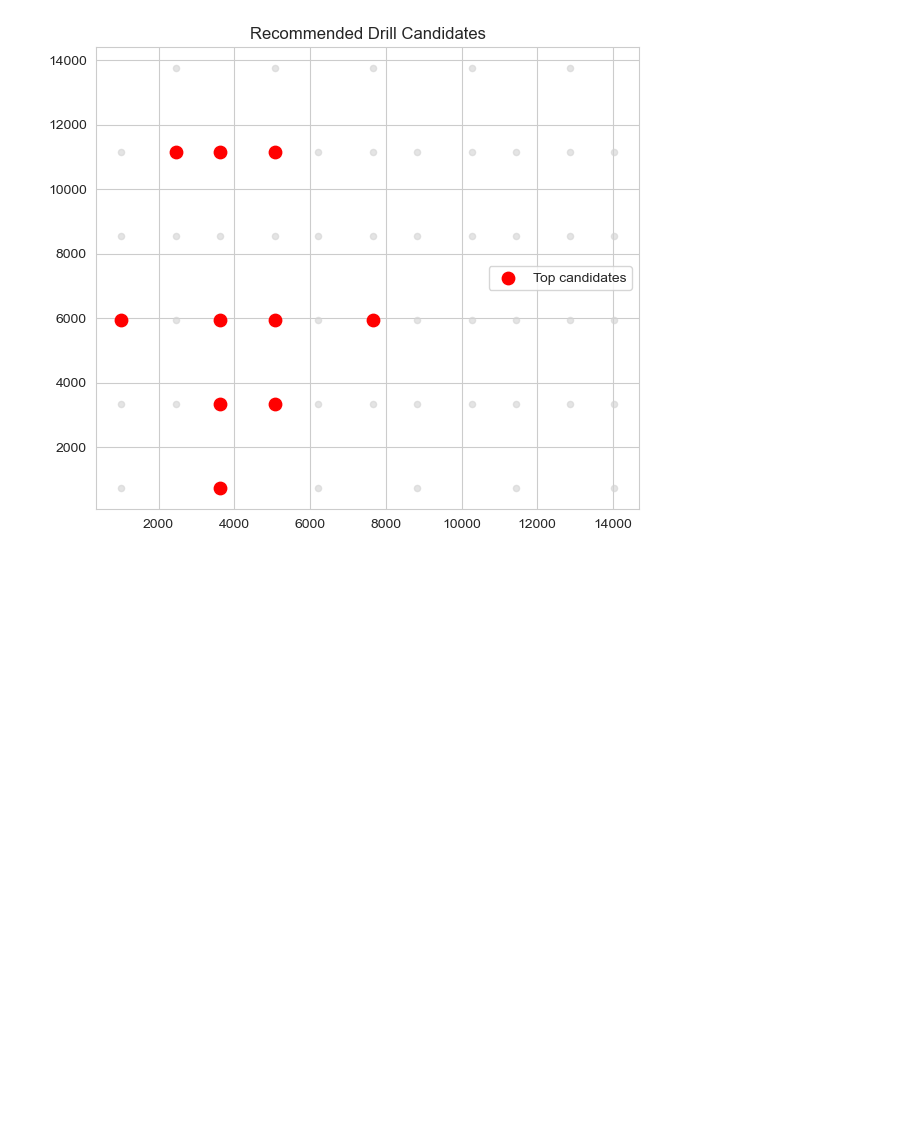
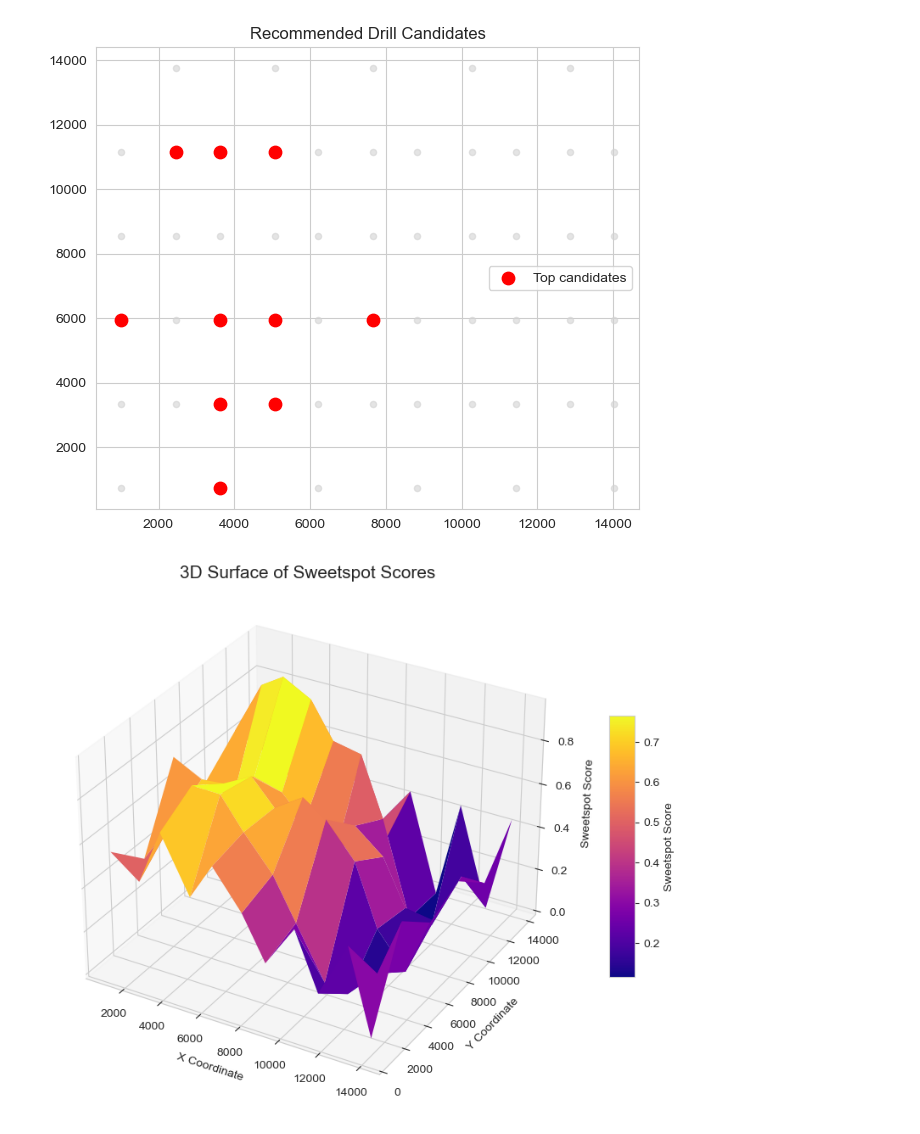
Before and after one commit to elnflores/NSC-325-Sweet-Spot-Identification, a Jupyter notebook: Sweet-Spot-Identification.ipynb, the cells around one changed output. Saved outputs shown, nothing was run; the diff lists cells and outputs as text; code cells hidden in the pictures; blank space fills up the shorter version.

```diff
--- a/Sweet-Spot-Identification.ipynb
+++ b/Sweet-Spot-Identification.ipynb
@@ -1372,3 +1392,36 @@ fig.add_trace(
 
 fig.update_traces(marker=dict(color="red", size=10, symbol="diamond"), selector=dict(mode="markers"))
 fig.show()
+# %%
+# 3D surface plot of sweetspot_score over spatial coordinates
+# Build a grid that matches the pivot_table orientation to avoid shape mismatches
+
+# sorted unique coordinates
+x_unique = np.sort(df['bh_x'].unique())
+y_unique = np.sort(df['bh_y'].unique())
+
+# create grid with 'ij' indexing so X.shape == (len(x_unique), len(y_unique))
+X, Y = np.meshgrid(x_unique, y_unique, indexing='ij')
+
+# build Z with same ordering as x_unique (index) and y_unique (columns)
+Z_df = df.pivot_table(index='bh_x', columns='bh_y', values='sweetspot_score')
+Z = Z_df.reindex(index=x_unique, columns=y_unique).values  # shape will be (len(x_unique), len(y_unique))
+
+# fill missing values if any (simple strategy: replace NaN with mean)
+if np.isnan(Z).any():
+	Z = np.where(np.isnan(Z), np.nanmean(Z), Z)
+
+fig = plt.figure(figsize=(12, 8))
+ax = fig.add_subplot(111, projection='3d')
+
+surf = ax.plot_surface(X, Y, Z, cmap='plasma', edgecolor='none')
+fig.colorbar(surf, shrink=0.5, aspect=10, label='Sweetspot Score')
+
+ax.set_title('3D Surface of Sweetspot Scores', fontsize=15)
+ax.set_xlabel('X Coordinate')
+ax.set_ylabel('Y Coordinate')
+ax.set_zlabel('Sweetspot Score')
+
+plt.show()
+# %% [output]
+[figure, added]
```
Also changed, not shown: parts of 18 cells of this notebook.
